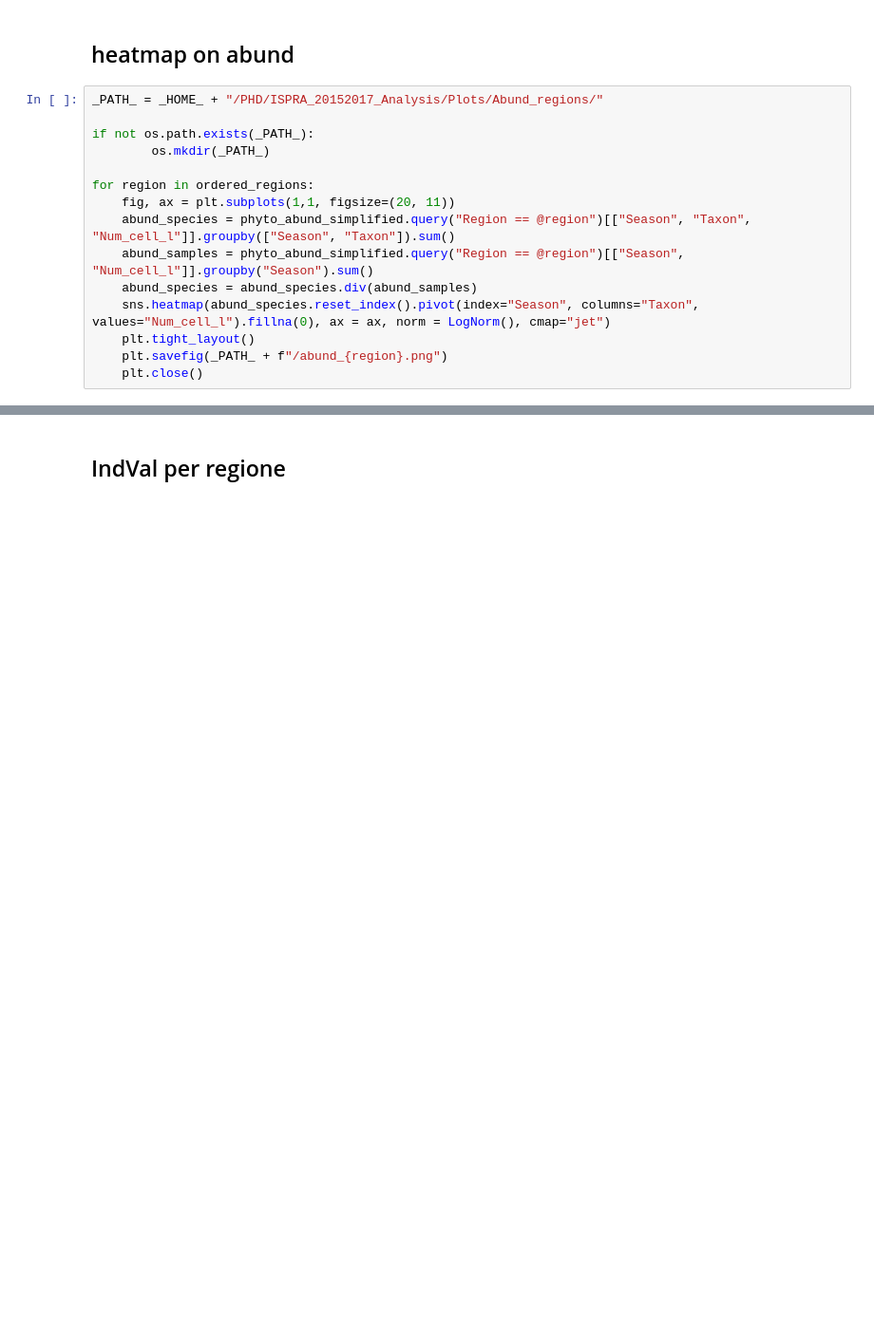
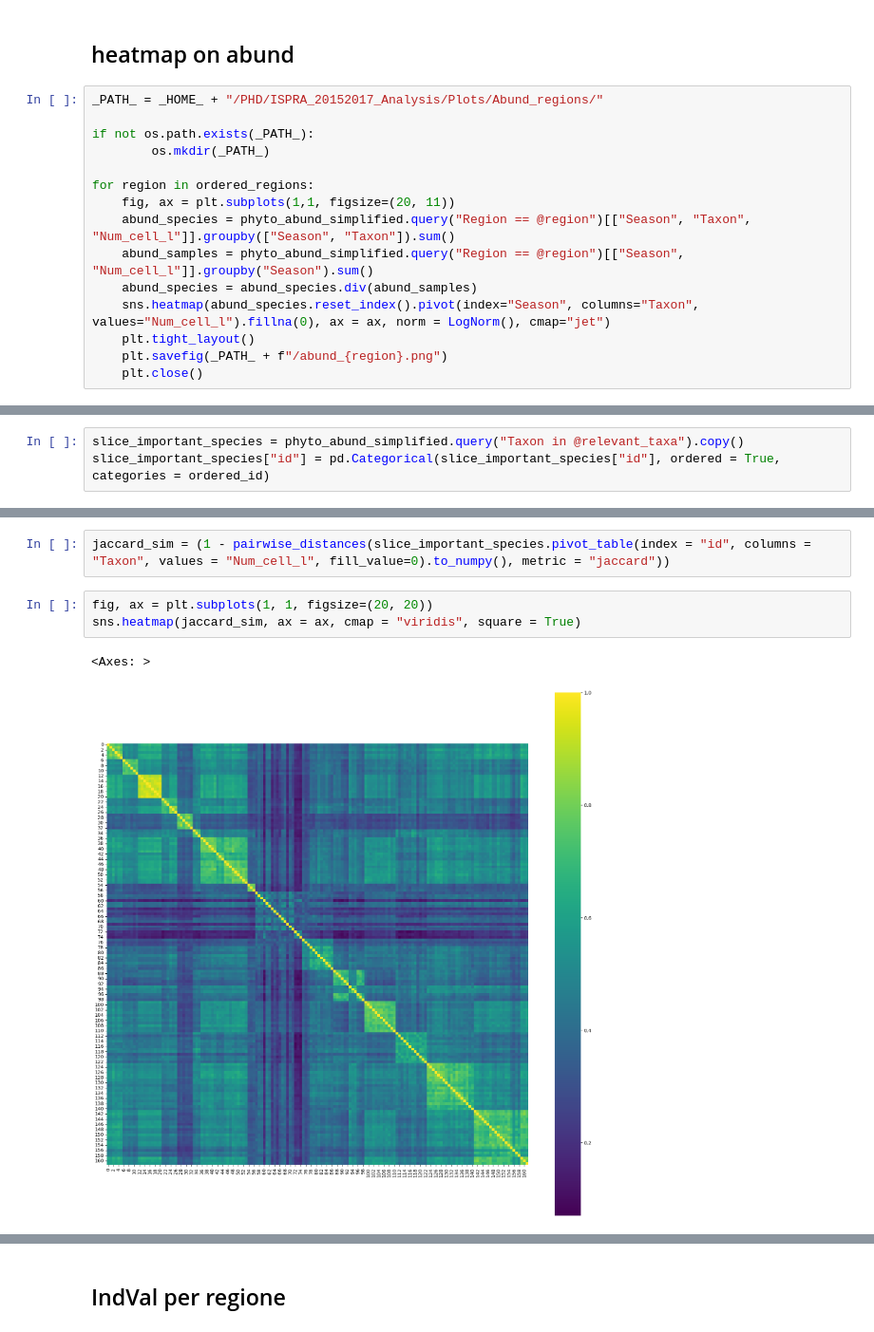
Before and after one commit to Alberto-Ghedin/ISPRA_20152017_Analysis, a Jupyter notebook: Report_main.ipynb, the cells around one changed output, grey strips where cells are left out. Shown at 95% size. Cells and saved outputs as stored; diff of their text form; blank space fills up the shorter version.

```diff
--- a/Report_main.ipynb
+++ b/Report_main.ipynb
@@ -683,0 +518,3 @@ for region in ordered_regions:
+# %%
+slice_important_species = phyto_abund_simplified.query("Taxon in @relevant_taxa").copy()
+slice_important_species["id"] = pd.Categorical(slice_important_species["id"], ordered = True, categories = ordered_id)
@@ -683,0 +638,8 @@ for region in ordered_regions:
+# %%
+jaccard_sim = (1 - pairwise_distances(slice_important_species.pivot_table(index = "id", columns = "Taxon", values = "Num_cell_l", fill_value=0).to_numpy(), metric = "jaccard"))
+# %%
+fig, ax = plt.subplots(1, 1, figsize=(20, 20))
+sns.heatmap(jaccard_sim, ax = ax, cmap = "viridis", square = True)
+# %% [output]
+<Axes: >
+[figure, added]
```
Also changed, not shown: parts of 63 cells of this notebook, 1 other file.
